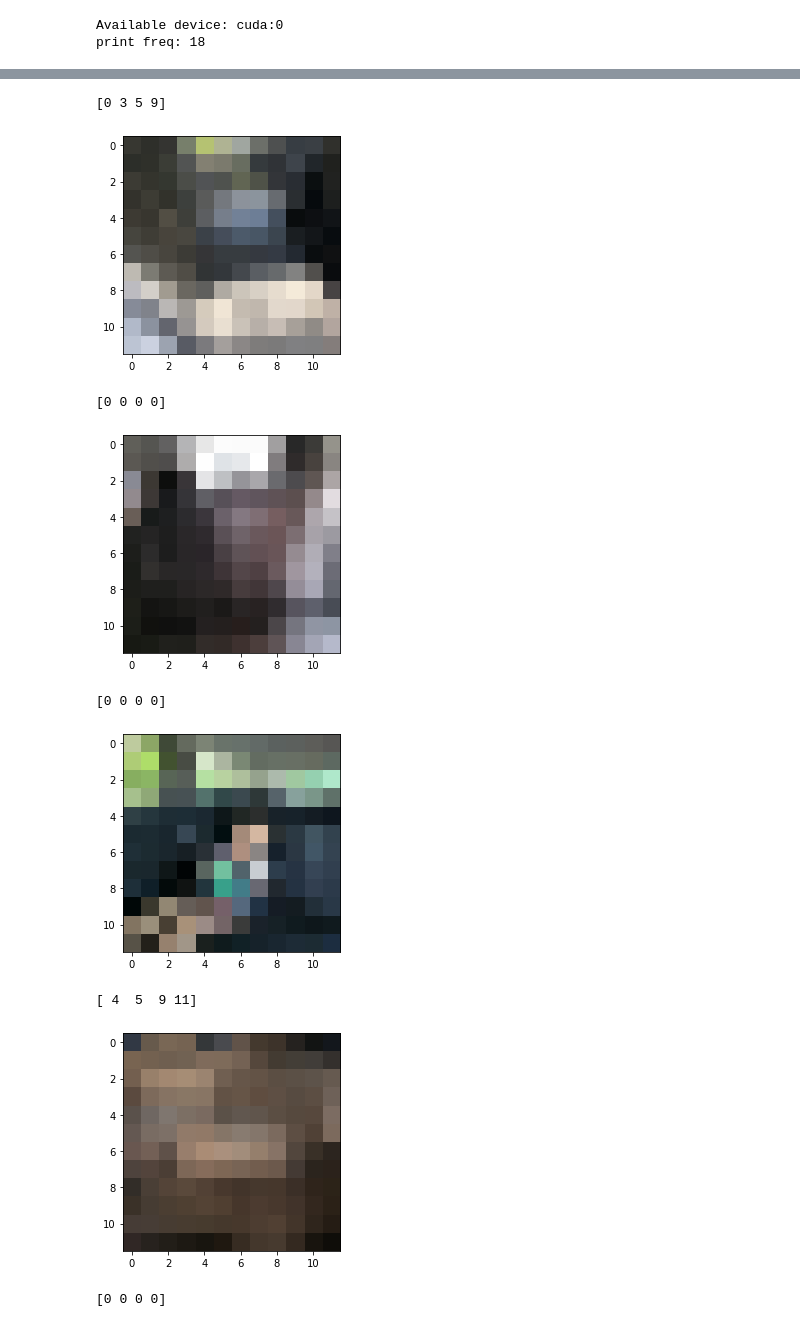
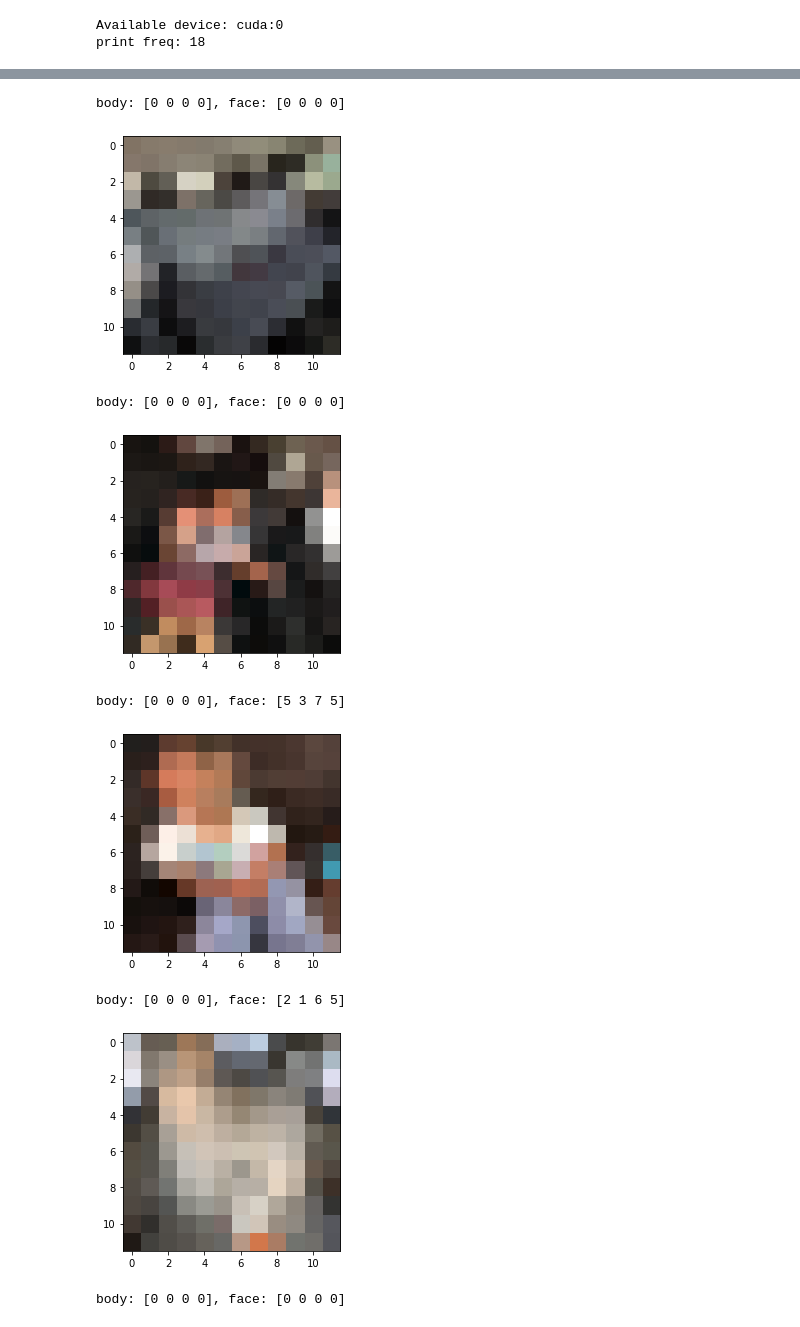
Before and after one commit to Unturned3/mtcnn, a Jupyter notebook: train/mtcnn_train_pnet.ipynb, the cells around one changed output, grey strips where cells are left out. Cells and saved outputs as stored; diff of their text form; code cells hidden in the pictures.

Commit message:
pnet face and body training test

```diff
--- a/train/mtcnn_train_pnet.ipynb
+++ b/train/mtcnn_train_pnet.ipynb
@@ -54,13 +50,14 @@ workers = 4
 Available device: cuda:0
 print freq: 18
 # %%
-x_train, prob_train, bbox_train, x_valid, prob_valid, bbox_valid = utils.get_images(
+x_t, b_prob_t, b_box_t, f_prob_t, f_box_t, x_v, b_prob_v, b_box_v, f_prob_v, f_box_v = utils.get_images(
     '/home/ubuntu/db_proc/db/images',
-    '/home/ubuntu/db_proc/db/annotations'
+    '/home/ubuntu/db_proc/db/annotations',
+    valid_percent=0.2
 )
 # %%
-for i in range(55, 60):
-    plt.imshow(x_train[i*5])
+for i in range(0, 300, 30):
+    plt.imshow(x_t[i])
     plt.show()
-    print(bbox_train[i*5])
+    print("body: {}, face: {}".format(b_box_t[i*5], f_box_t[i]))
 # %% [output]
@@ -68,9 +65,9 @@ for i in range(55, 60):
-[0 3 5 9]
+body: [0 0 0 0], face: [0 0 0 0]
-[figure, old version]
+[figure, new version]
-[0 0 0 0]
+body: [0 0 0 0], face: [0 0 0 0]
-[figure, old version]
+[figure, new version]
-[0 0 0 0]
+body: [0 0 0 0], face: [5 3 7 5]
-[figure, old version]
+[figure, new version]
-[ 4  5  9 11]
+body: [0 0 0 0], face: [2 1 6 5]
-[figure, old version]
+[figure, new version]
-[0 0 0 0]
+body: [0 0 0 0], face: [0 0 0 0]
```
Also changed, not shown: parts of 9 cells of this notebook, 1 other file.
